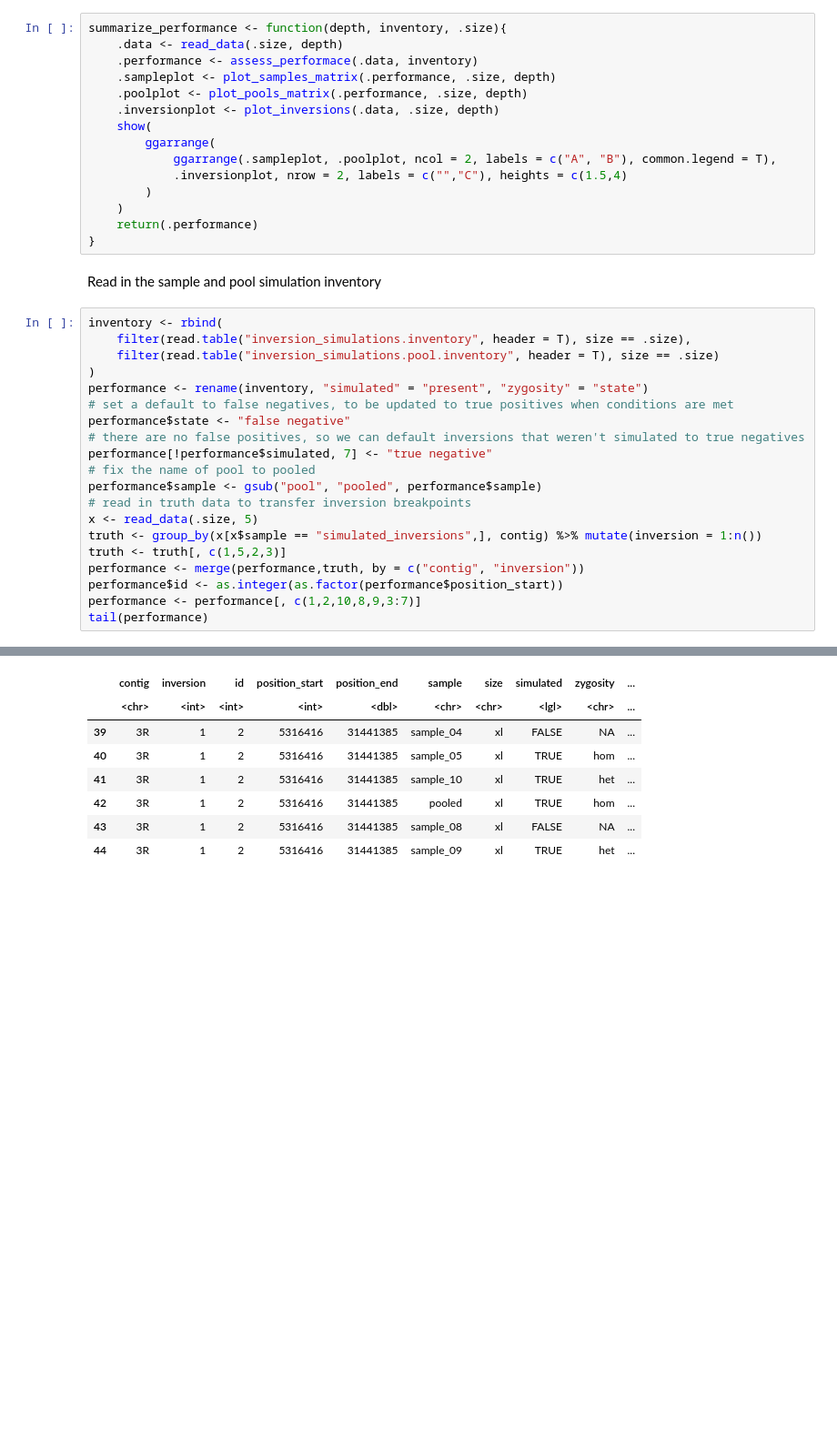
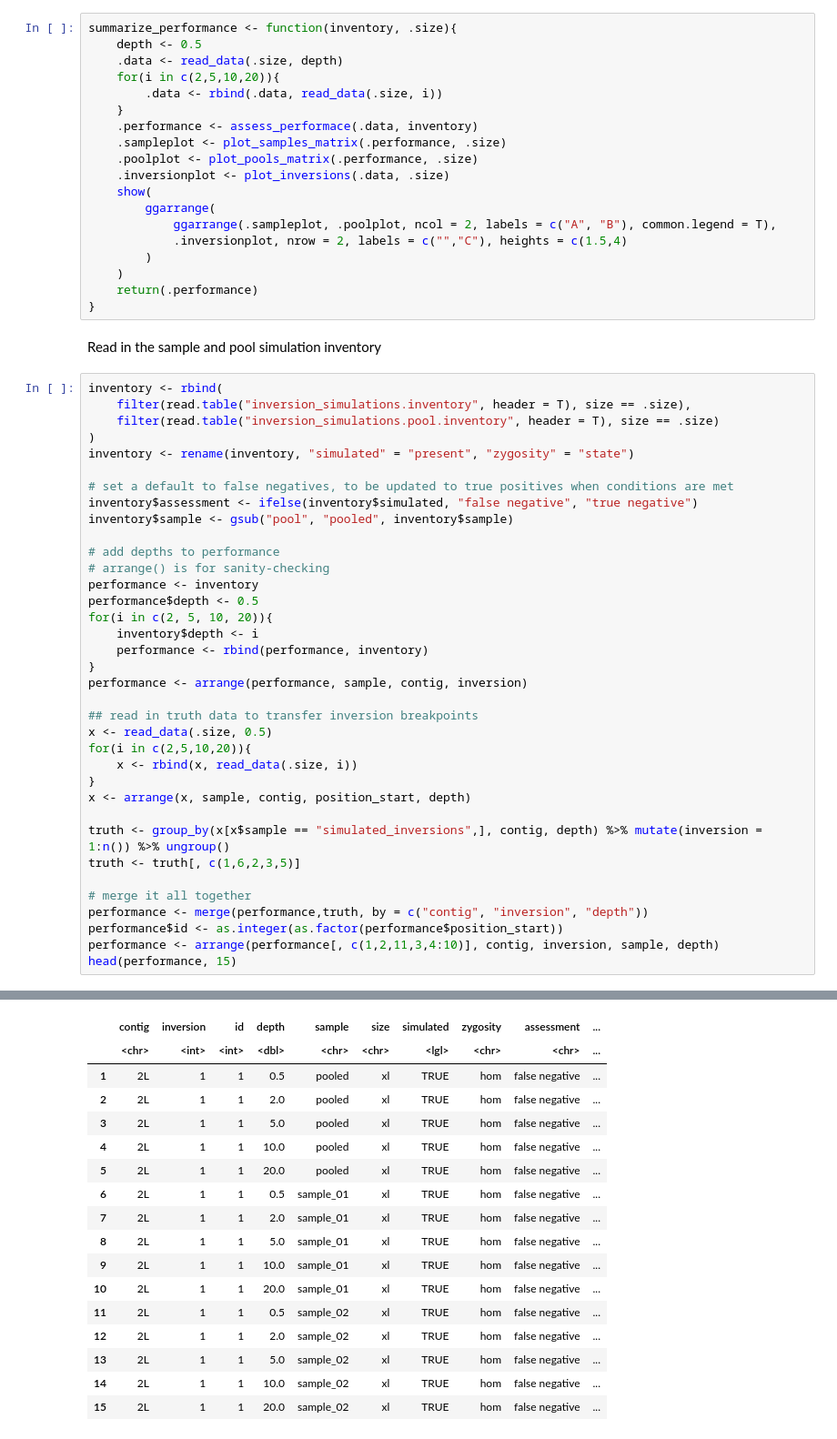
Before and after one commit to pdimens/haplotagging_simulations, a Jupyter notebook: check_called_inversions_xl.ipynb, the cells around one changed output, grey strips where cells are left out. Shown at 91% size. Saved outputs shown, nothing was run; the diff lists cells and outputs as text; blank space fills up the shorter version.

```diff
--- a/check_called_inversions_xl.ipynb
+++ b/check_called_inversions_xl.ipynb
@@ -126,12 +71,16 @@ plot_pools_matrix <- function(data, size_treatment, depth){
 # %% [markdown]
 A function to wrap all these other functions for simplicity.
 # %%
-summarize_performance <- function(depth, inventory, .size){
+summarize_performance <- function(inventory, .size){
+    depth <- 0.5
     .data <- read_data(.size, depth)
+    for(i in c(2,5,10,20)){
+        .data <- rbind(.data, read_data(.size, i))
+    }
     .performance <- assess_performace(.data, inventory)
-    .sampleplot <- plot_samples_matrix(.performance, .size, depth)
-    .poolplot <- plot_pools_matrix(.performance, .size, depth)
-    .inversionplot <- plot_inversions(.data, .size, depth)
+    .sampleplot <- plot_samples_matrix(.performance, .size)
+    .poolplot <- plot_pools_matrix(.performance, .size)
+    .inversionplot <- plot_inversions(.data, .size)
     show(
         ggarrange(
             ggarrange(.sampleplot, .poolplot, ncol = 2, labels = c("A", "B"), common.legend = T),
@@ -147,19 +96,35 @@ inventory <- rbind(
     filter(read.table("inversion_simulations.inventory", header = T), size == .size),
     filter(read.table("inversion_simulations.pool.inventory", header = T), size == .size)
 )
-performance <- rename(inventory, "simulated" = "present", "zygosity" = "state")
+inventory <- rename(inventory, "simulated" = "present", "zygosity" = "state")
+
 # set a default to false negatives, to be updated to true positives when conditions are met
-performance$state <- "false negative"
-# there are no false positives, so we can default inversions that weren't simulated to true negatives
-performance[!performance$simulated, 7] <- "true negative"
-# fix the name of pool to pooled
-performance$sample <- gsub("pool", "pooled", performance$sample)
-# read in truth data to transfer inversion breakpoints
-x <- read_data(.size, 5)
-truth <- group_by(x[x$sample == "simulated_inversions",], contig) %>% mutate(inversion = 1:n())
-truth <- truth[, c(1,5,2,3)]
-performance <- merge(performance,truth, by = c("contig", "inversion"))
+inventory$assessment <- ifelse(inventory$simulated, "false negative", "true negative")
+inventory$sample <- gsub("pool", "pooled", inventory$sample)
+
+# add depths to performance
+# arrange() is for sanity-checking
+performance <- inventory
+performance$depth <- 0.5
+for(i in c(2, 5, 10, 20)){
+    inventory$depth <- i
+    performance <- rbind(performance, inventory)
+}
+performance <- arrange(performance, sample, contig, inversion)
+
+## read in truth data to transfer inversion breakpoints
+x <- read_data(.size, 0.5)
+for(i in c(2,5,10,20)){
+    x <- rbind(x, read_data(.size, i))
+}
+x <- arrange(x, sample, contig, position_start, depth)
+
+truth <- group_by(x[x$sample == "simulated_inversions",], contig, depth) %>% mutate(inversion = 1:n()) %>% ungroup()
+truth <- truth[, c(1,6,2,3,5)]
+
+# merge it all together
+performance <- merge(performance,truth, by = c("contig", "inversion", "depth"))
 performance$id <- as.integer(as.factor(performance$position_start))
-performance <- performance[, c(1,2,10,8,9,3:7)]
-tail(performance)
+performance <- arrange(performance[, c(1,2,11,3,4:10)], contig, inversion, sample, depth)
+head(performance, 15)
 # %% [output]
@@ -167,8 +132,17 @@ A data.frame: 6 x 10
-|  | contig | inversion | id | position_start | position_end | sample | size | simulated | zygosity | ... |
-|  | <chr> | <int> | <int> | <int> | <dbl> | <chr> | <chr> | <lgl> | <chr> | ... |
-| 39 | 3R | 1 | 2 | 5316416 | 31441385 | sample_04 | xl | FALSE | NA | ... |
-| 40 | 3R | 1 | 2 | 5316416 | 31441385 | sample_05 | xl | TRUE | hom | ... |
-| 41 | 3R | 1 | 2 | 5316416 | 31441385 | sample_10 | xl | TRUE | het | ... |
-| 42 | 3R | 1 | 2 | 5316416 | 31441385 | pooled | xl | TRUE | hom | ... |
-| 43 | 3R | 1 | 2 | 5316416 | 31441385 | sample_08 | xl | FALSE | NA | ... |
-| 44 | 3R | 1 | 2 | 5316416 | 31441385 | sample_09 | xl | TRUE | het | ... |
+|  | contig | inversion | id | depth | sample | size | simulated | zygosity | assessment | ... |
+|  | <chr> | <int> | <int> | <dbl> | <chr> | <chr> | <lgl> | <chr> | <chr> | ... |
+| 1 | 2L | 1 | 1 | 0.5 | pooled | xl | TRUE | hom | false negative | ... |
+| 2 | 2L | 1 | 1 | 2.0 | pooled | xl | TRUE | hom | false negative | ... |
+| 3 | 2L | 1 | 1 | 5.0 | pooled | xl | TRUE | hom | false negative | ... |
+| 4 | 2L | 1 | 1 | 10.0 | pooled | xl | TRUE | hom | false negative | ... |
+| 5 | 2L | 1 | 1 | 20.0 | pooled | xl | TRUE | hom | false negative | ... |
+| 6 | 2L | 1 | 1 | 0.5 | sample_01 | xl | TRUE | hom | false negative | ... |
+| 7 | 2L | 1 | 1 | 2.0 | sample_01 | xl | TRUE | hom | false negative | ... |
+| 8 | 2L | 1 | 1 | 5.0 | sample_01 | xl | TRUE | hom | false negative | ... |
+| 9 | 2L | 1 | 1 | 10.0 | sample_01 | xl | TRUE | hom | false negative | ... |
+| 10 | 2L | 1 | 1 | 20.0 | sample_01 | xl | TRUE | hom | false negative | ... |
+| 11 | 2L | 1 | 1 | 0.5 | sample_02 | xl | TRUE | hom | false negative | ... |
+| 12 | 2L | 1 | 1 | 2.0 | sample_02 | xl | TRUE | hom | false negative | ... |
+| 13 | 2L | 1 | 1 | 5.0 | sample_02 | xl | TRUE | hom | false negative | ... |
+| 14 | 2L | 1 | 1 | 10.0 | sample_02 | xl | TRUE | hom | false negative | ... |
+| 15 | 2L | 1 | 1 | 20.0 | sample_02 | xl | TRUE | hom | false negative | ... |
```
Also changed, not shown: parts of 31 cells of this notebook, 8 other files.
